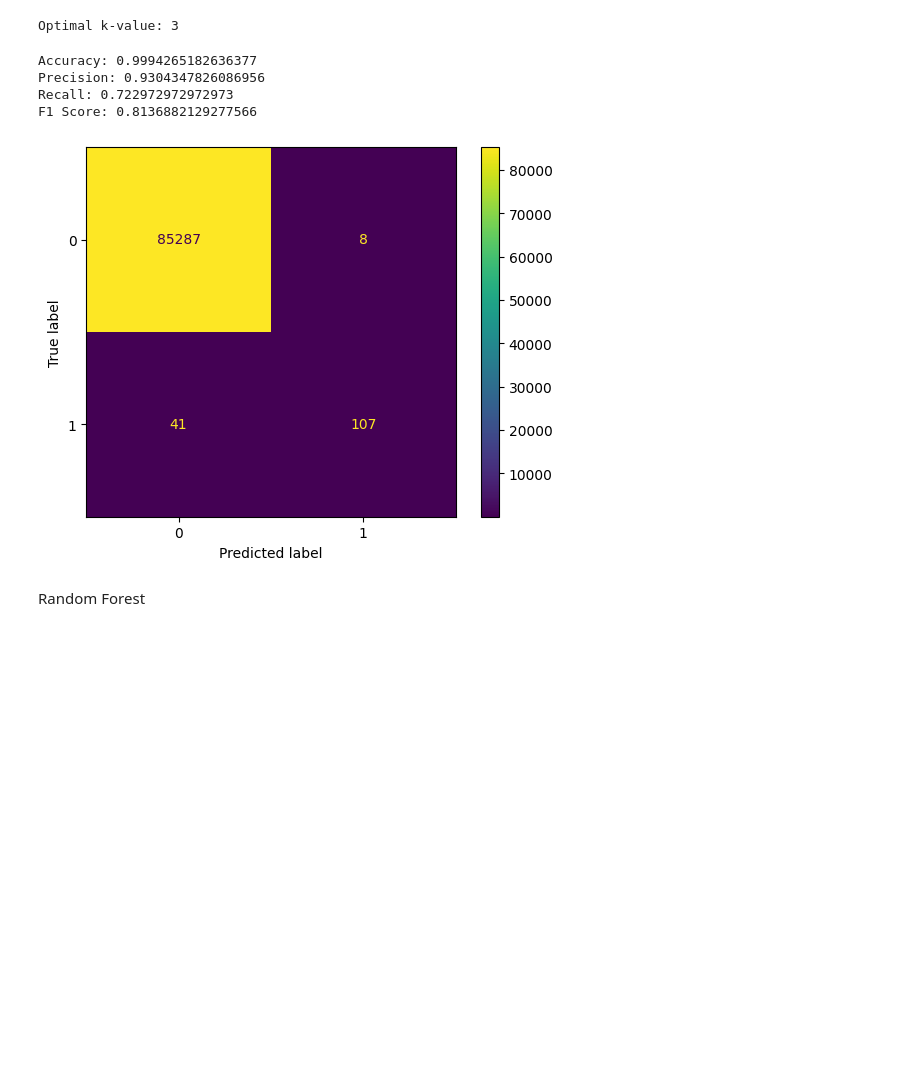
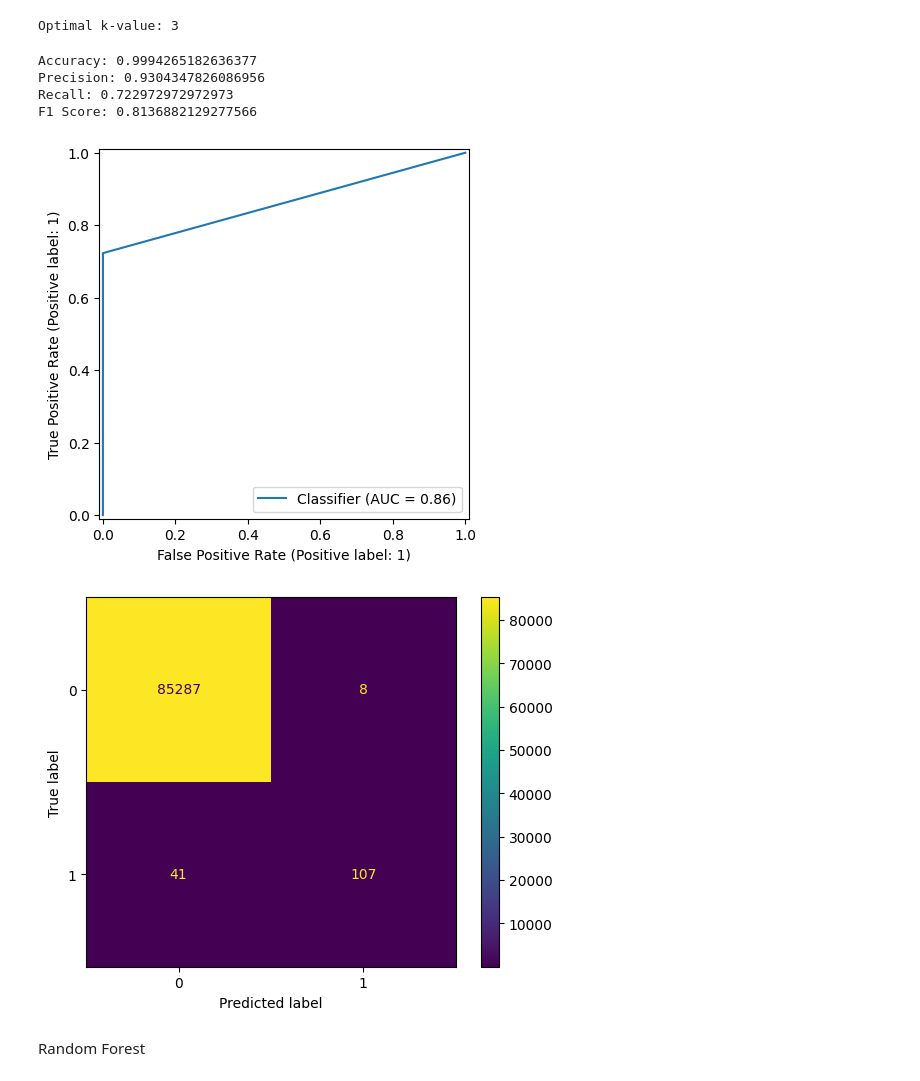
Before and after one commit to jakovitz-W/CreditFraudDetection, a Jupyter notebook: main.ipynb, the cells around one changed output. Cells and saved outputs as stored; diff of their text form; code cells hidden in the pictures; blank space fills up the shorter version.

```diff
--- a/main.ipynb
+++ b/main.ipynb
@@ -64,27 +64,28 @@ Optimal k-value: 3
 # %%
 #metrics
 conf_matrix = confusion_matrix(y_test,y_pred_knn)
 accuracy = accuracy_score(y_test, y_pred_knn)
 precision = precision_score(y_test, y_pred_knn)
 recall = recall_score(y_test, y_pred_knn)
 f1 = f1_score(y_test, y_pred_knn)
 
-roc = roc_curve(y_test, scores[:,1])
+roc_disp = RocCurveDisplay.from_predictions(y_test, y_pred_knn)
+disp = ConfusionMatrixDisplay(confusion_matrix=conf_matrix, display_labels=knn.classes_)
 
-disp = ConfusionMatrixDisplay(confusion_matrix=conf_matrix, display_labels=knn.classes_)
 print(f"Accuracy: {accuracy}")
 print(f"Precision: {precision}")
 print(f"Recall: {recall}")
 print(f"F1 Score: {f1}")
 
 disp.plot()
 plt.show()
 # %% [output]
 Accuracy: 0.9994265182636377
 Precision: 0.9304347826086956
 Recall: 0.722972972972973
 F1 Score: 0.8136882129277566
-[figure, old version]
+[figure, new version]
+[figure, added]
 # %% [markdown]
 Random Forest
 # %%
```
Also changed, not shown: parts of 14 cells of this notebook.
